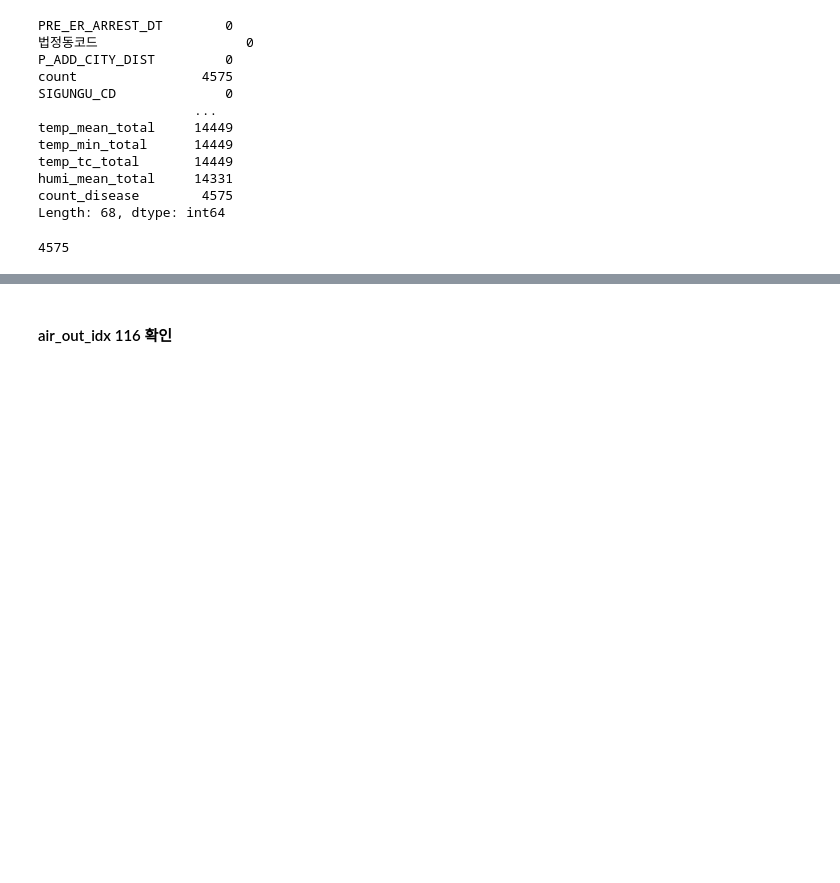
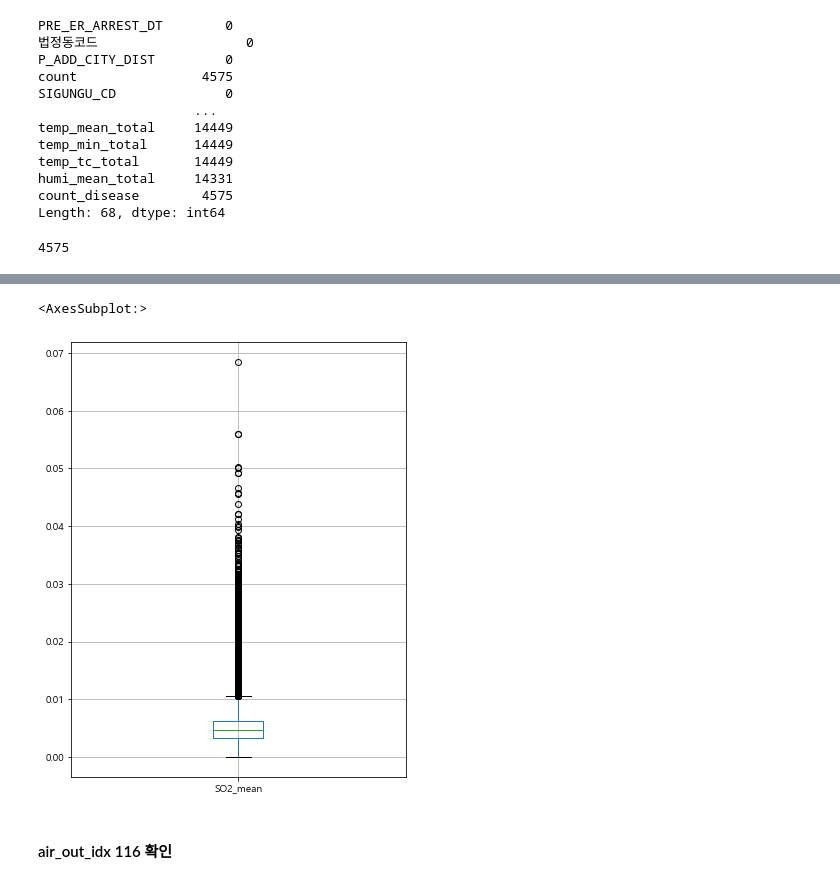
Before and after one commit to ZIO-KIM/SNUlab, a Jupyter notebook: OHCA_preprocess.ipynb, the cells around one changed output, grey strips where cells are left out. Cells and saved outputs as stored; diff of their text form; code cells hidden in the pictures; blank space fills up the shorter version.

```diff
--- a/OHCA_preprocess.ipynb
+++ b/OHCA_preprocess.ipynb
@@ -2668,0 +3530,6 @@ patient_final.to_csv('data\\급성심장정지조사(08-19)SAS\\patient_final.cs
+# %%
+# patient_final에서 07.11 ~ 08.10 까지의 데이터 자르기
+
+patient_final_remove08 = patient_final.loc[patient_final['PRE_ER_ARREST_DT'] >= '2008-11-01']
+patient_final_remove08.reset_index(drop = True, inplace = True)
+patient_final_remove08
@@ -2668,0 +3566,5 @@ patient_final.to_csv('data\\급성심장정지조사(08-19)SAS\\patient_final.cs
+# %%
+# 필요한 열만 뽑아서 df 생성
+
+df = group_patient_disease_final.drop(['P_ADD_CITY_DIST', 'count'], axis = 1)
+df
@@ -2668,0 +3585,5 @@ patient_final.to_csv('data\\급성심장정지조사(08-19)SAS\\patient_final.cs
+# %%
+# 두 데이터 merge
+
+patient_final_0121 = pd.merge(patient_final_remove08, df, on = ['PRE_ER_ARREST_DT', '법정동코드'], how = 'left')
+patient_final_0121
@@ -2668,0 +3750,4 @@ patient_final.to_csv('data\\급성심장정지조사(08-19)SAS\\patient_final.cs
+# %%
+# 2017-06-12 경기 용인시 처인구 temp_mean == -55.2 수정 (기상청 자료 기반)
+
+patient_final_0121.loc[patient_final_0121['temp_mean'] == -55.200000, 'temp_mean'] = 23.004
@@ -2669,3 +3782,9 @@ patient_final.to_csv('data\\급성심장정지조사(08-19)SAS\\patient_final.cs
+# %%
+plt.figure(figsize=(6,8))
+patient_final_0121[['SO2_mean']].boxplot()
+# %% [output]
+<AxesSubplot:>
+[figure, added]
 # %% [markdown]
 #### air_out_idx 116 확인
 # %%
```
Also changed, not shown: parts of 230 cells of this notebook, 1 other file.
